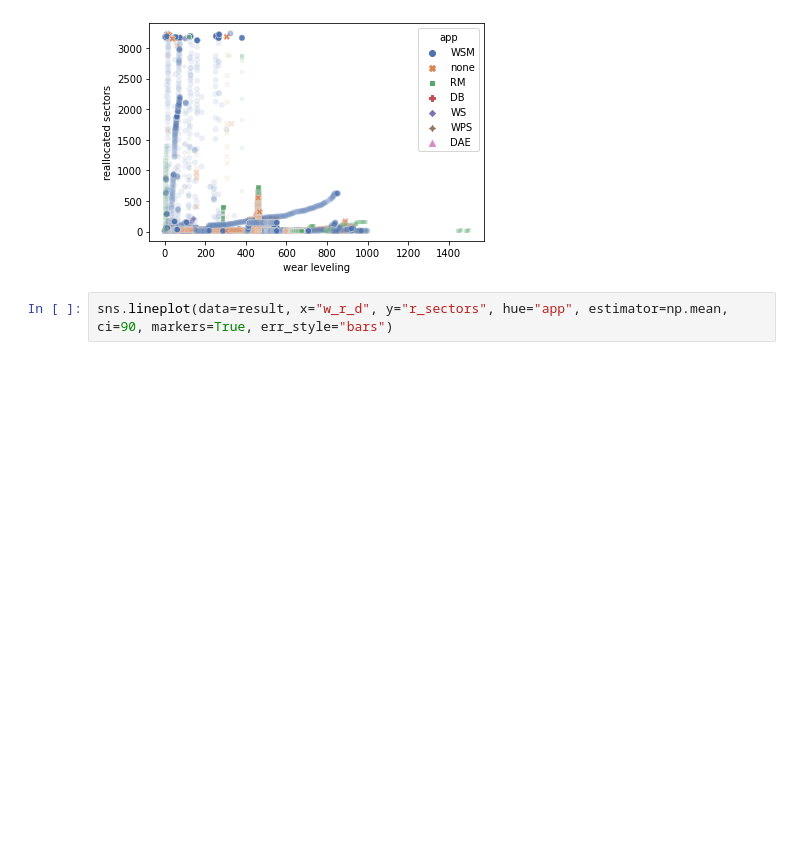
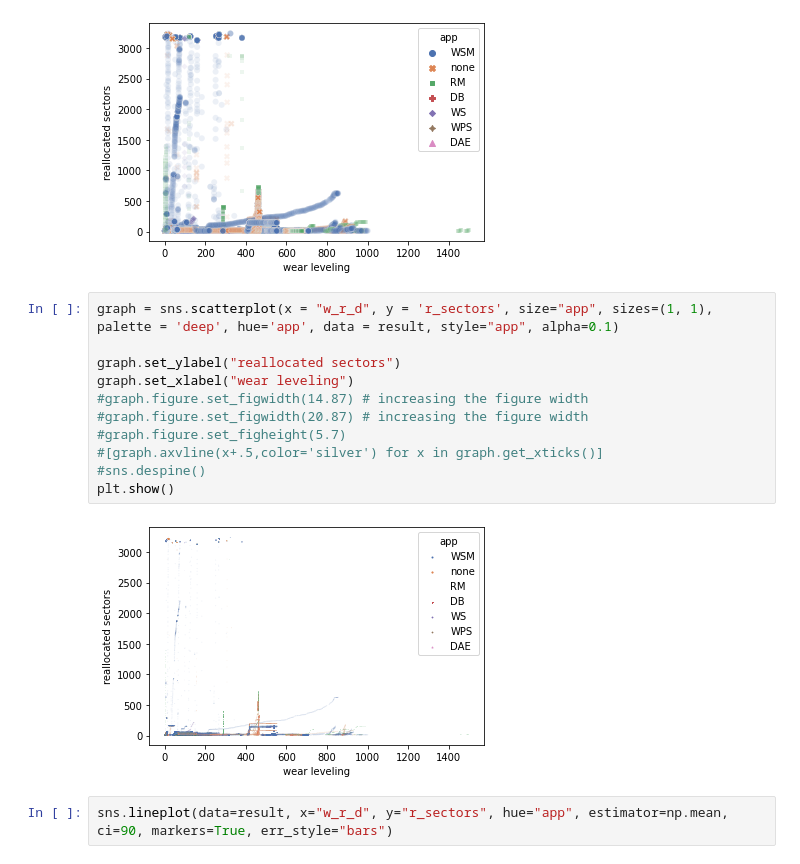
Before and after one commit to EricBorba/StorageFailurePredictor, a Jupyter notebook: Queries.ipynb, the cells around one changed output. Saved outputs shown, nothing was run; the diff lists cells and outputs as text; blank space fills up the shorter version.

```diff
--- a/Queries.ipynb
+++ b/Queries.ipynb
@@ -236,6 +238,19 @@ graph.set_xlabel("wear leveling")
 plt.show()
 # %% [output]
 [figure]
+# %%
+graph = sns.scatterplot(x = "w_r_d", y = 'r_sectors', size="app", sizes=(1, 1), palette = 'deep', hue='app', data = result, style="app", alpha=0.1)
+
+graph.set_ylabel("reallocated sectors")
+graph.set_xlabel("wear leveling")
+#graph.figure.set_figwidth(14.87) # increasing the figure width
+#graph.figure.set_figwidth(20.87) # increasing the figure width
+#graph.figure.set_figheight(5.7)
+#[graph.axvline(x+.5,color='silver') for x in graph.get_xticks()]
+#sns.despine()
+plt.show()
+# %% [output]
+[figure, added]
 # %%
 sns.lineplot(data=result, x="w_r_d", y="r_sectors", hue="app", estimator=np.mean, ci=90, markers=True, err_style="bars")
 # %% [output]
```
Also changed, not shown: parts of 7 cells of this notebook.
